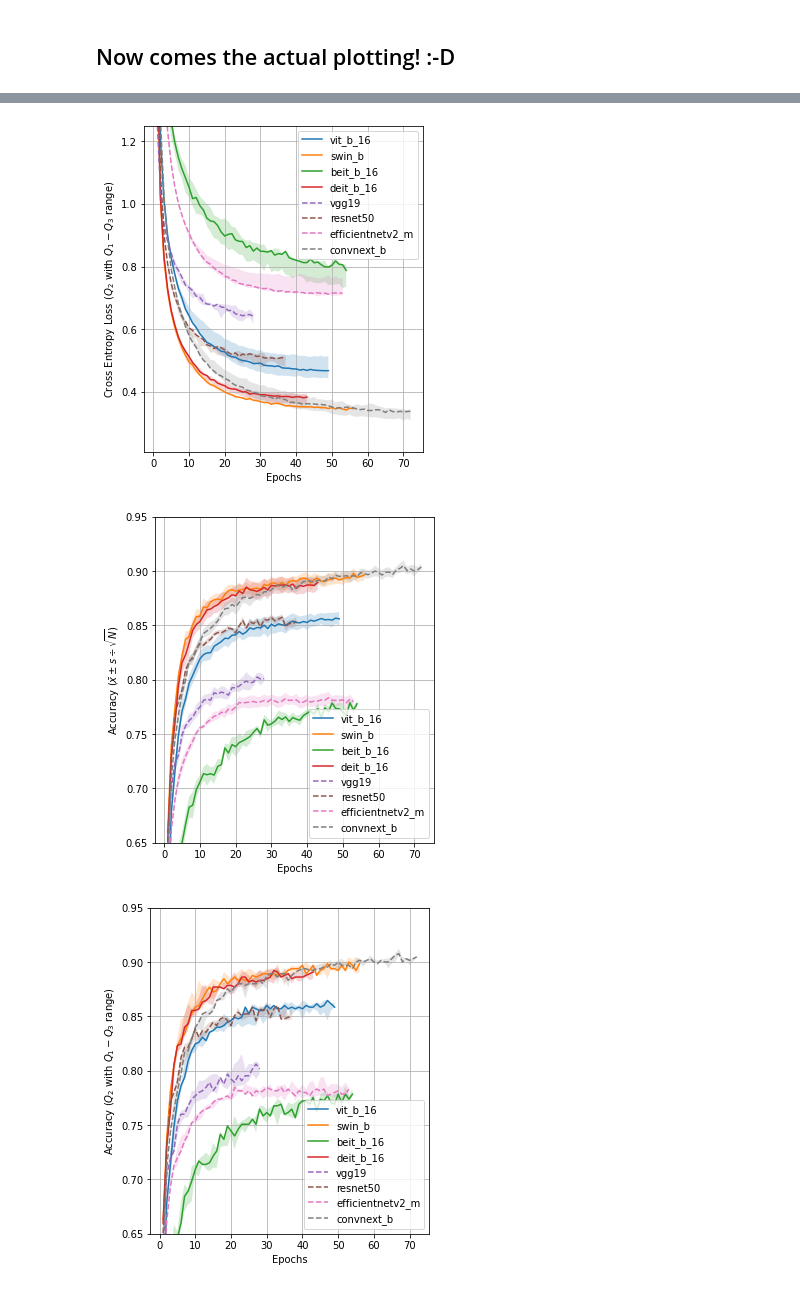
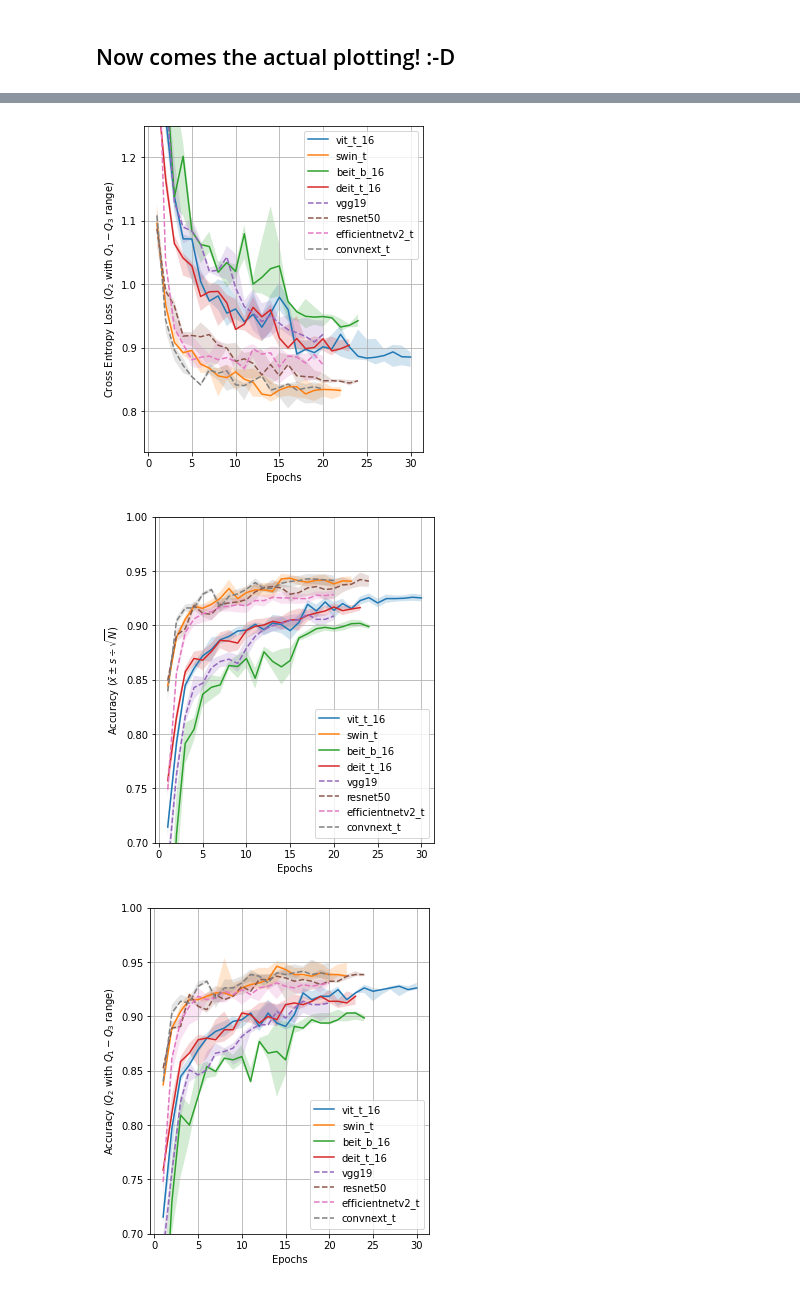
Before and after one commit to IndoorAdventurer/ViTTransferLearningForArtClassification, a Jupyter notebook: result_analysis/validation_analysis.ipynb, the cells around one changed output, grey strips where cells are left out. Saved outputs shown, nothing was run; the diff lists cells and outputs as text; code cells hidden in the pictures.

```diff
--- a/result_analysis/validation_analysis.ipynb
+++ b/result_analysis/validation_analysis.ipynb
@@ -11,19 +11,19 @@ from math import sqrt
 import os
 # %%
 # This cell contains stuff you should change per run:
-results_dir = "/home/vincent/Documenten/BachelorsProject/ots_artist/"
-target_dir = "/home/vincent/Documenten/BachelorsProject/GitHub_Repo/results/ots_artist/"
+results_dir = "/home/vincent/Documenten/BachelorsProject/ft_artist/"
+target_dir = "/home/vincent/Documenten/BachelorsProject/GitHub_Repo/results/ft_artist/"
 
 # Contains everything we need per model
 models = {
-    "vit_b_16": {"vit": True},
-    "swin_b": {"vit": True},
+    "vit_t_16": {"vit": True},
+    "swin_t": {"vit": True},
     "beit_b_16": {"vit": True},
-    "deit_b_16": {"vit": True},
+    "deit_t_16": {"vit": True},
     "vgg19": {"vit": False},
     "resnet50": {"vit": False},
-    "efficientnetv2_m": {"vit": False},
-    "convnext_b": {"vit": False}
+    "efficientnetv2_t": {"vit": False},
+    "convnext_t": {"vit": False}
 }
 # %%
 # Initializing a list to store all corresponding validation dataframes in:
@@ -134,7 +134,7 @@ fig.set_size_inches(5, 6)
 plt.savefig(os.path.join(target_dir, "median_loss.svg"), format="svg")
 #plt.show()
 # %% [output]
-[figure, old version]
+[figure, new version]
 # %%
 # Plotting mean accuracy
 for model in models:
@@ -151,37 +151,37 @@ plt.legend()
 plt.grid()
 plt.xlabel("Epochs")
 plt.ylabel(r"Accuracy ($\bar{x} \pm s \div \sqrt{N}$)")
-plt.ylim(top=0.95, bottom=0.65)
+plt.ylim(top=1, bottom=0.7)
 
 fig = plt.gcf()
 fig.set_size_inches(5, 6)
 plt.savefig(os.path.join(target_dir, "mean_accuracy.svg"), format="svg")
 #plt.show()
 # %% [output]
-[figure, old version]
+[figure, new version]
 # %%
 # Plotting median accuracy
 for model in models:
     df = models[model]["df"]
     x = [idx + 1 for idx in range(len(df))]
     y = df["median_acc"].to_list()
 
     # Doing 0 times median because want to get NaN if median gets NaN
     ybott = (df["q1_acc"] + 0 * df["median_acc"]).to_list()
     ytop = (df["q3_acc"] + 0 * df["median_acc"]).to_list()
     ls = "-" if models[model]["vit"] else "--"
     plt.plot(x, y, label=model, linestyle=ls)
     plt.fill_between(x, y1=ybott, y2=ytop, alpha=0.2)
 
 plt.legend()
 plt.grid()
 plt.xlabel("Epochs")
 plt.ylabel(r"Accuracy ($Q_2$ with $Q_1 - Q_3$ range)")
-plt.ylim(top=0.95, bottom=0.65)
+plt.ylim(top=1, bottom=0.7)
 
 fig = plt.gcf()
 fig.set_size_inches(5, 6)
 plt.savefig(os.path.join(target_dir, "median_accuracy.svg"), format="svg")
 #plt.show()
 # %% [output]
-[figure, old version]
+[figure, new version]
```
Also changed, not shown: parts of 1 cell of this notebook, 55 other files.
